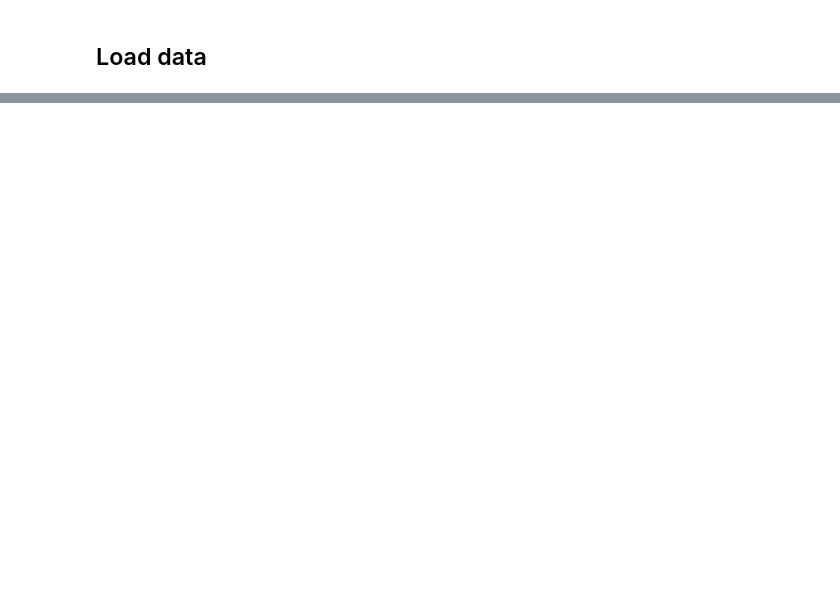
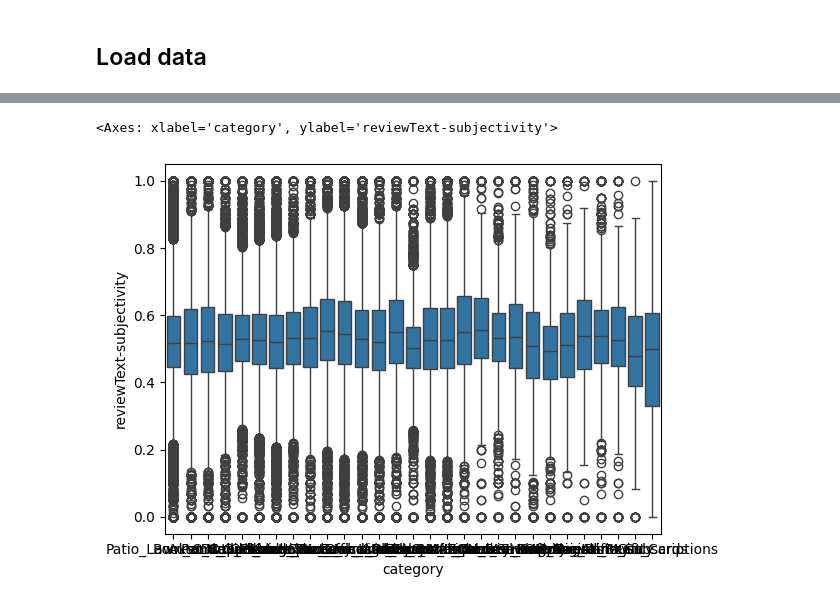
Before and after one commit to mkleinegger/amazon-reviews-sentinent-analysis, a Jupyter notebook: 3.2_analysis.ipynb, the cells around one changed output, grey strips where cells are left out. Drawn from its saved outputs; the diff is of its cells as text; code cells hidden in the pictures; blank space fills up the shorter version.

```diff
--- a/3.2_analysis.ipynb
+++ b/3.2_analysis.ipynb
@@ -93,0 +237,5 @@ def apply_sentiment_analysis(df):
+# %%
+sns.boxplot(x='category', y='reviewText-subjectivity', data=df.toPandas())
+# %% [output]
+<Axes: xlabel='category', ylabel='reviewText-subjectivity'>
+[figure, added]
```
Also changed, not shown: parts of 26 cells of this notebook, 2 other files.
